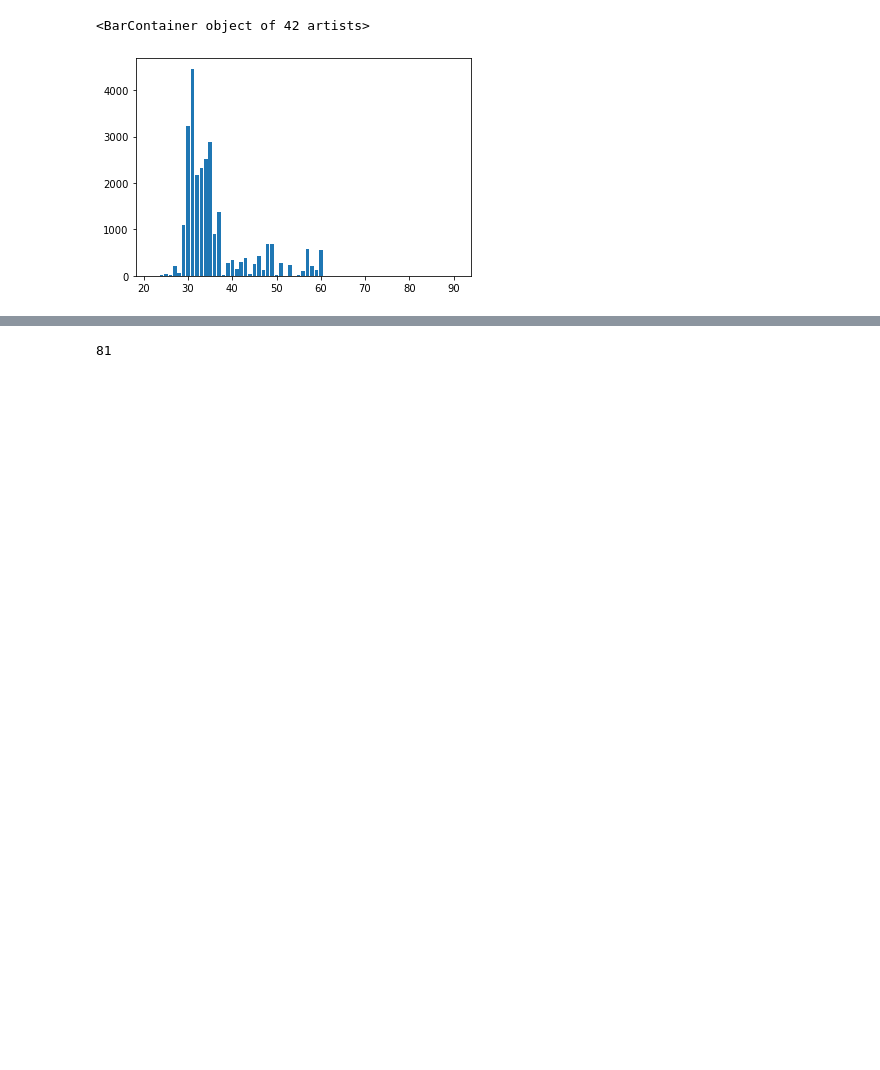
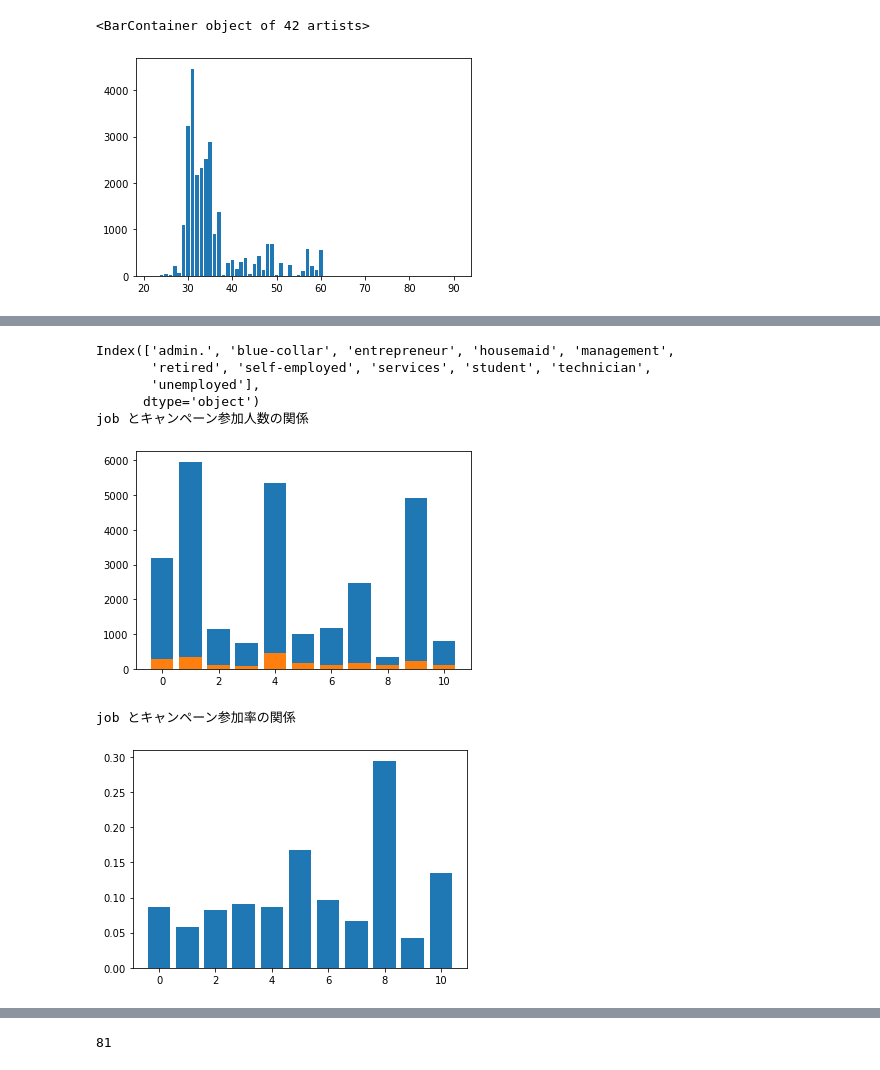
Before and after one commit to tiger0421/studying_data_analysis, a Jupyter notebook: visualize.ipynb, the cells around one changed output, grey strips where cells are left out. Saved outputs shown, nothing was run; the diff lists cells and outputs as text; code cells hidden in the pictures; blank space fills up the shorter version.

```diff
--- a/visualize.ipynb
+++ b/visualize.ipynb
@@ -121,0 +127,12 @@ plt.bar(range(0, 110, 10), plot_data)
+# %%
+def relationship(feature):
+    tmp = balance_list[feature].value_counts().sort_index()
+    print(tmp.index)
+    print(feature, "とキャンペーン参加人数の関係")
+    plt.bar(range(len(tmp.index)), np.array(tmp))
+    plt.bar(np.array(range(len(tmp.index))), np.array(tmp)*np.array(balance_list.groupby([feature], as_index=False).mean()['y']))
+    plt.show()
+
+    print(feature, "とキャンペーン参加率の関係")
+    plt.bar(range(len(tmp.index)), np.array(balance_list.groupby([feature], as_index=False).mean()['y']))
+    plt.show()
@@ -121,0 +145,11 @@ plt.bar(range(0, 110, 10), plot_data)
+# %%
+relationship("job")
+# %% [output]
+Index(['admin.', 'blue-collar', 'entrepreneur', 'housemaid', 'management',
+       'retired', 'self-employed', 'services', 'student', 'technician',
+       'unemployed'],
+      dtype='object')
+job とキャンペーン参加人数の関係
+[figure, added]
+job とキャンペーン参加率の関係
+[figure, added]
```
Also changed, not shown: parts of 6 cells of this notebook.
